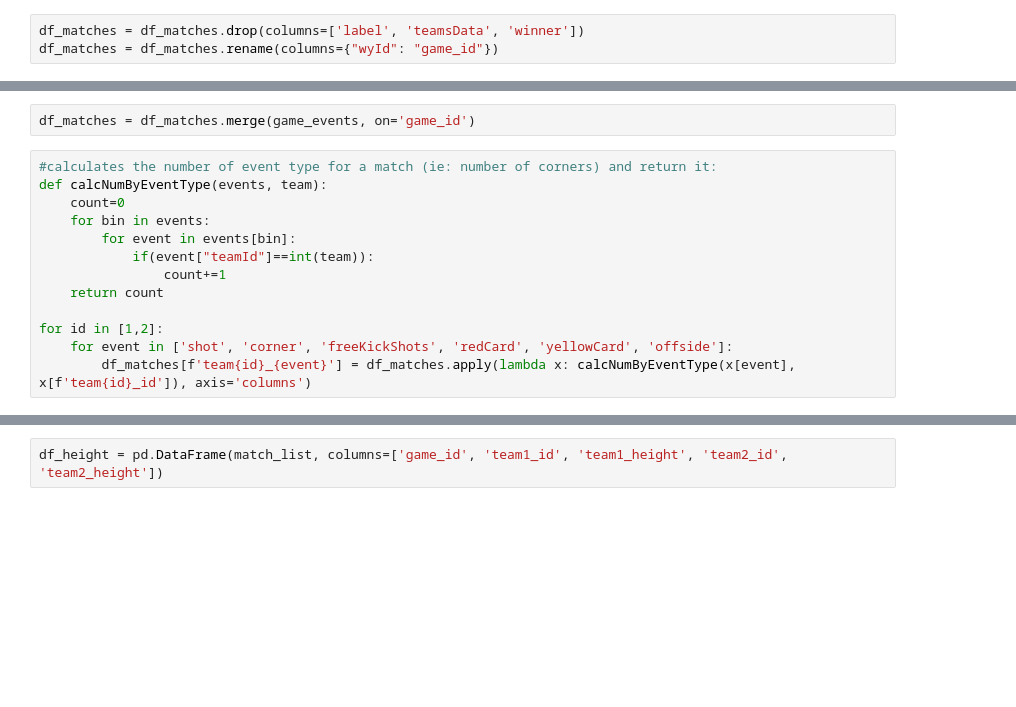
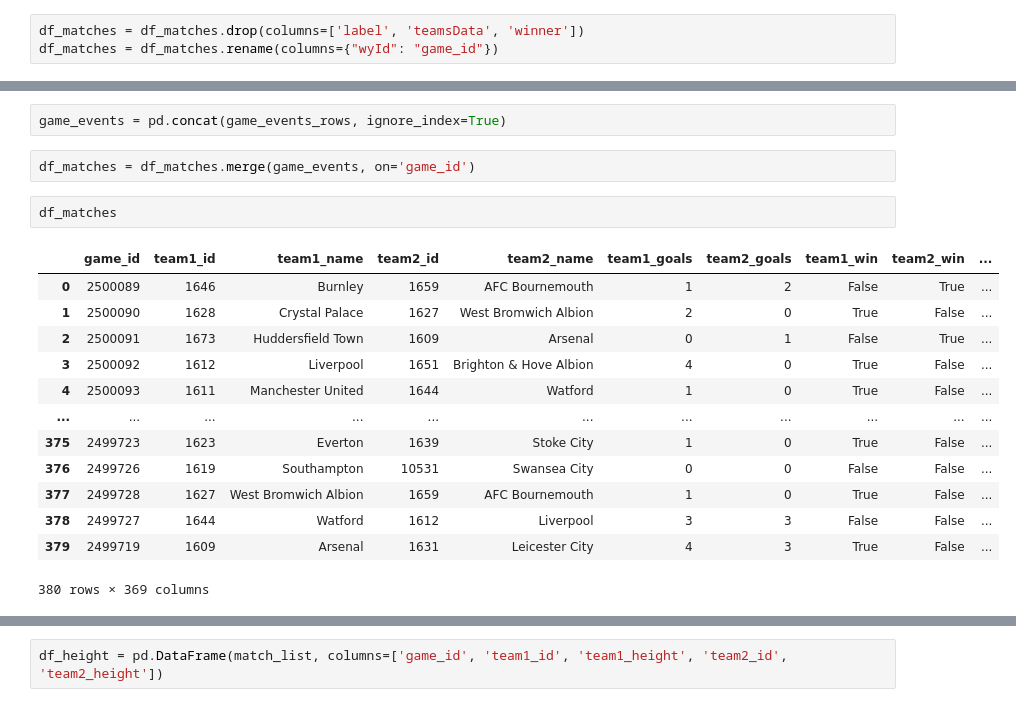
Before and after one commit to tw98/dl_soccer, a Jupyter notebook: extract_game_data.ipynb, the cells around one changed output, grey strips where cells are left out. Drawn from its saved outputs; the diff is of its cells as text; blank space fills up the shorter version.

```diff
--- a/extract_game_data.ipynb
+++ b/extract_game_data.ipynb
@@ -125,18 +130,23 @@ game_events = (game_events.reset_index()).rename(columns={"index": "game_id"})
+# %%
+game_events = pd.concat(game_events_rows, ignore_index=True)
 # %%
 df_matches = df_matches.merge(game_events, on='game_id')
-# %%
-#calculates the number of event type for a match (ie: number of corners) and return it:
-def calcNumByEventType(events, team):
-    count=0
-    for bin in events:
-        for event in events[bin]:
-            if(event["teamId"]==int(team)):
-                count+=1
-    return count
-
-for id in [1,2]:
-    for event in ['shot', 'corner', 'freeKickShots', 'redCard', 'yellowCard', 'offside']:
-        df_matches[f'team{id}_{event}'] = df_matches.apply(lambda x: calcNumByEventType(x[event], x[f'team{id}_id']), axis='columns')
+# %%
+df_matches
+# %% [output]
+|  | game_id | team1_id | team1_name | team2_id | team2_name | team1_goals | team2_goals | team1_win | team2_win | ... |
+| 0 | 2500089 | 1646 | Burnley | 1659 | AFC Bournemouth | 1 | 2 | False | True | ... |
+| 1 | 2500090 | 1628 | Crystal Palace | 1627 | West Bromwich Albion | 2 | 0 | True | False | ... |
+| 2 | 2500091 | 1673 | Huddersfield Town | 1609 | Arsenal | 0 | 1 | False | True | ... |
+| 3 | 2500092 | 1612 | Liverpool | 1651 | Brighton & Hove Albion | 4 | 0 | True | False | ... |
+| 4 | 2500093 | 1611 | Manchester United | 1644 | Watford | 1 | 0 | True | False | ... |
+| ... | ... | ... | ... | ... | ... | ... | ... | ... | ... | ... |
+| 375 | 2499723 | 1623 | Everton | 1639 | Stoke City | 1 | 0 | True | False | ... |
+| 376 | 2499726 | 1619 | Southampton | 10531 | Swansea City | 0 | 0 | False | False | ... |
+| 377 | 2499728 | 1627 | West Bromwich Albion | 1659 | AFC Bournemouth | 1 | 0 | True | False | ... |
+| 378 | 2499727 | 1644 | Watford | 1612 | Liverpool | 3 | 3 | False | False | ... |
+| 379 | 2499719 | 1609 | Arsenal | 1631 | Leicester City | 4 | 3 | True | False | ... |
+380 rows × 369 columns
 # %%
 df_matches.sort_values(by=['game_id'])
 # %% [output]
```
Also changed, not shown: parts of 22 cells of this notebook, 9 other files.
